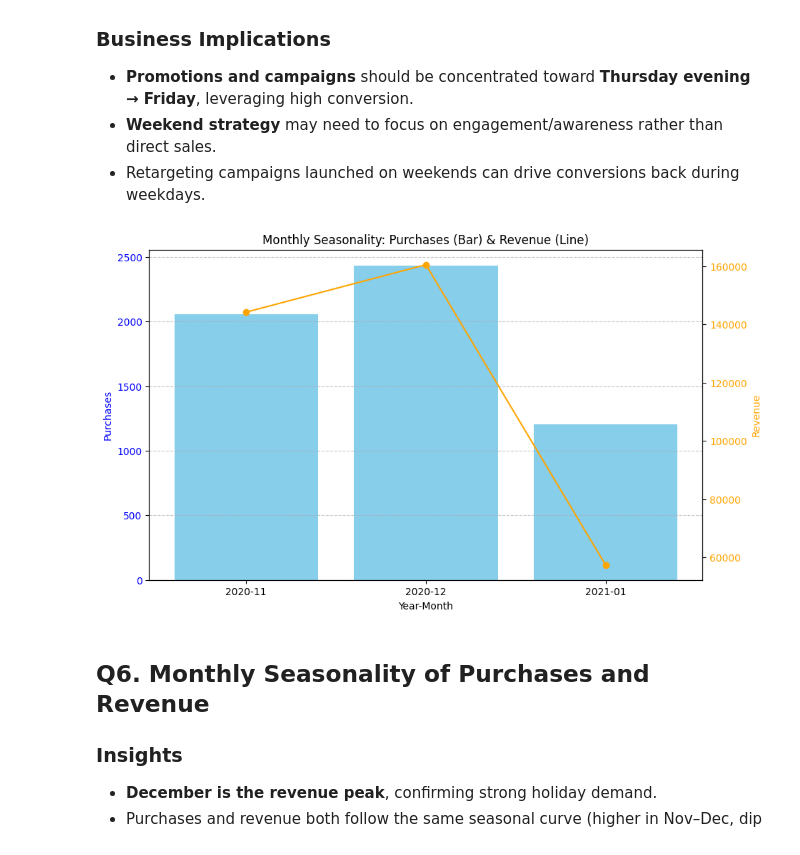
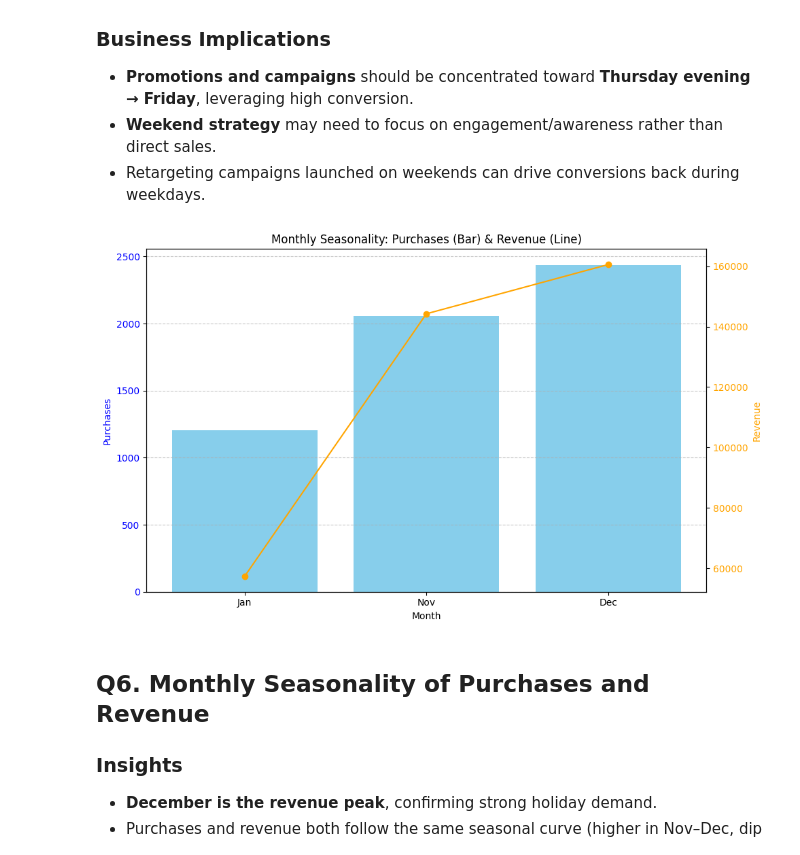
Before and after one commit to Egbe34/ga4-ecommerce-analytics, a Jupyter notebook: notebooks/01_eda_kpis.ipynb, the cells around one changed output. Drawn from its saved outputs; the diff is of its cells as text; code cells hidden in the pictures.

```diff
--- a/notebooks/01_eda_kpis.ipynb
+++ b/notebooks/01_eda_kpis.ipynb
@@ -423,27 +423,52 @@ by_day
 - **Weekend strategy** may need to focus on engagement/awareness rather than direct sales.
 - Retargeting campaigns launched on weekends can drive conversions back during weekdays.
 # %%
+
+
+import pandas as pd
+import matplotlib.pyplot as plt
+import calendar
+
+
+ts = ts = pd.read_csv("../exports/time_summary.csv")
+
+
+ts['month'] = pd.to_numeric(ts['month'], errors='coerce').astype('Int64')
+ts['purchases'] = pd.to_numeric(ts['purchases'], errors='coerce')
+ts['revenue'] = pd.to_numeric(ts['revenue'], errors='coerce')
+
+
+monthly = (ts.groupby('month', as_index=False)
+             .agg(purchases=('purchases','sum'),
+                  revenue=('revenue','sum')))
+
+
+monthly['month_name'] = monthly['month'].apply(
+    lambda m: calendar.month_abbr[int(m)] if pd.notna(m) else ""
+)
+
+
 fig, ax1 = plt.subplots(figsize=(10,6))
 
-# Bar chart for purchases
-ax1.bar(monthly['year_month'], monthly['purchases'], color='skyblue', label='Purchases')
-ax1.set_xlabel("Year-Month")
+
+ax1.bar(monthly['month_name'], monthly['purchases'], color='skyblue')
+ax1.set_xlabel("Month")
 ax1.set_ylabel("Purchases", color='blue')
 ax1.tick_params(axis='y', labelcolor='blue')
 
-# Line chart for revenue on secondary y-axis
+
 ax2 = ax1.twinx()
-ax2.plot(monthly['year_month'], monthly['revenue'], color='orange', marker='o', label='Revenue')
+ax2.plot(monthly['month_name'], monthly['revenue'], color='orange', marker='o')
 ax2.set_ylabel("Revenue", color='orange')
 ax2.tick_params(axis='y', labelcolor='orange')
 
-# Title & Grid
+
 plt.title("Monthly Seasonality: Purchases (Bar) & Revenue (Line)")
 ax1.grid(axis='y', linestyle='--', alpha=0.7)
-
+plt.tight_layout()
 plt.show()
 # %% [output]
-[figure, old version]
+[figure, new version]
 # %% [markdown]
 ## Q6. Monthly Seasonality of Purchases and Revenue
 
```
Also changed, not shown: parts of 12 cells of this notebook, 2 other files.
